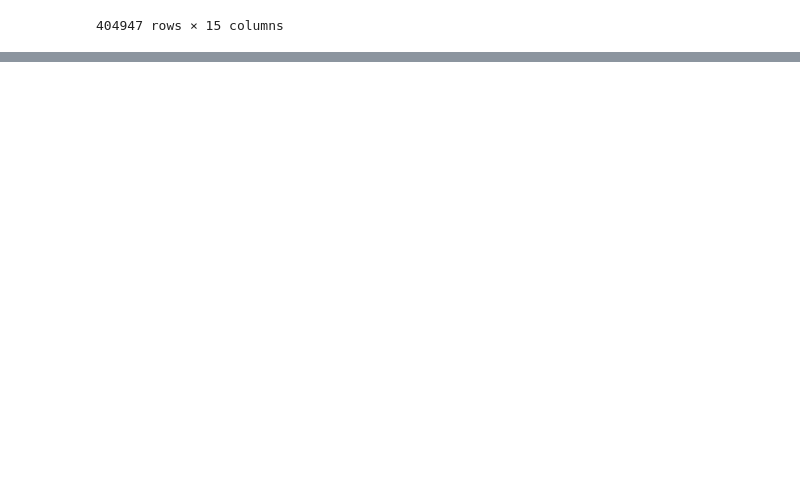
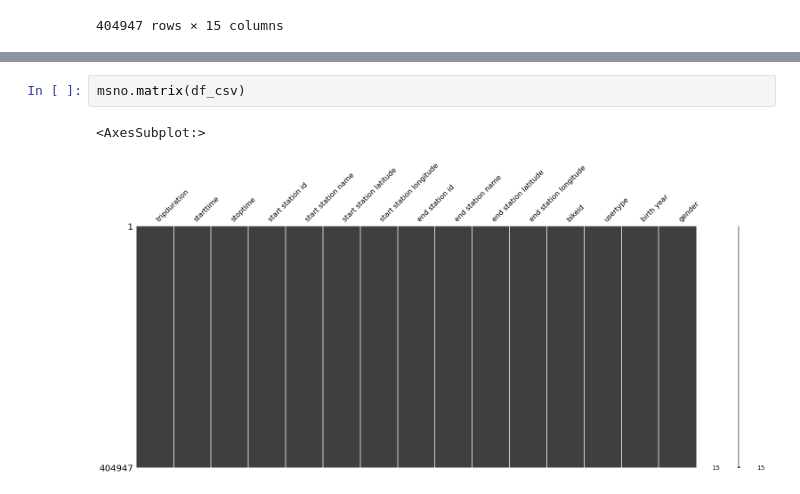
Before and after one commit to Andresmup/Data_Wrangling_CityBike_Dataset, a Jupyter notebook: Data_Wrangling/Data_Wrangling.ipynb, the cells around one changed output, grey strips where cells are left out. Cells and saved outputs as stored; diff of their text form; blank space fills up the shorter version.

```diff
--- a/Data_Wrangling/Data_Wrangling.ipynb
+++ b/Data_Wrangling/Data_Wrangling.ipynb
@@ -20,0 +58,5 @@ df_csv
+# %%
+msno.matrix(df_csv)
+# %% [output]
+<AxesSubplot:>
+[figure, added]
```
Also changed, not shown: parts of 4 cells of this notebook.
